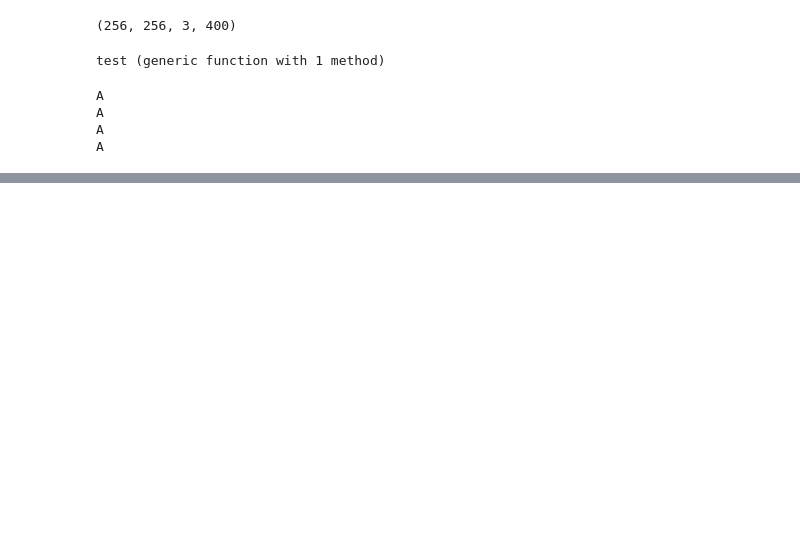
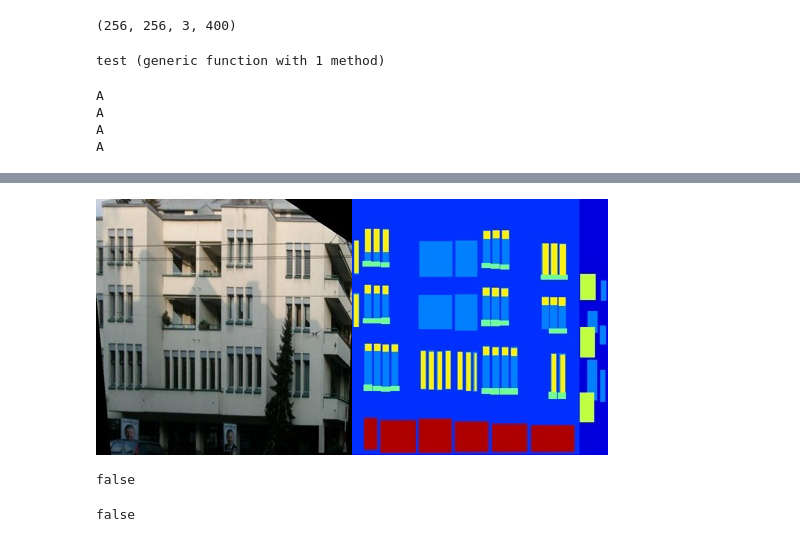
Before and after one commit to shreyas-kowshik/pix2pix.jl, a Jupyter notebook: src/Untitled.ipynb, the cells around one changed output, grey strips where cells are left out. Saved outputs shown, nothing was run; the diff lists cells and outputs as text; code cells hidden in the pictures; blank space fills up the shorter version.

```diff
--- a/src/Untitled.ipynb
+++ b/src/Untitled.ipynb
@@ -101,0 +115,3 @@ A
+# %%
+img_float = Float64.(channelview(img))
+reshape_wala = reshape(img_float,256,512,3,1) |> gpu
@@ -101,0 +136,13 @@ A
+# %%
+wapas_wala = cpu(reshape(reshape_wala,3,256,512))
+colorview(RGB,reshape(wapas_wala,3,256,512))
+# %% [output]
+[figure, added]
+# %%
+img_float == train_A[1]
+# %% [output]
+false
+# %%
+img_float[:,:,1:256] == reshape(train_A[:,:,:,1],3,256,256)
+# %% [output]
+false
```
Also changed, not shown: parts of 14 cells of this notebook, 4 other files.
